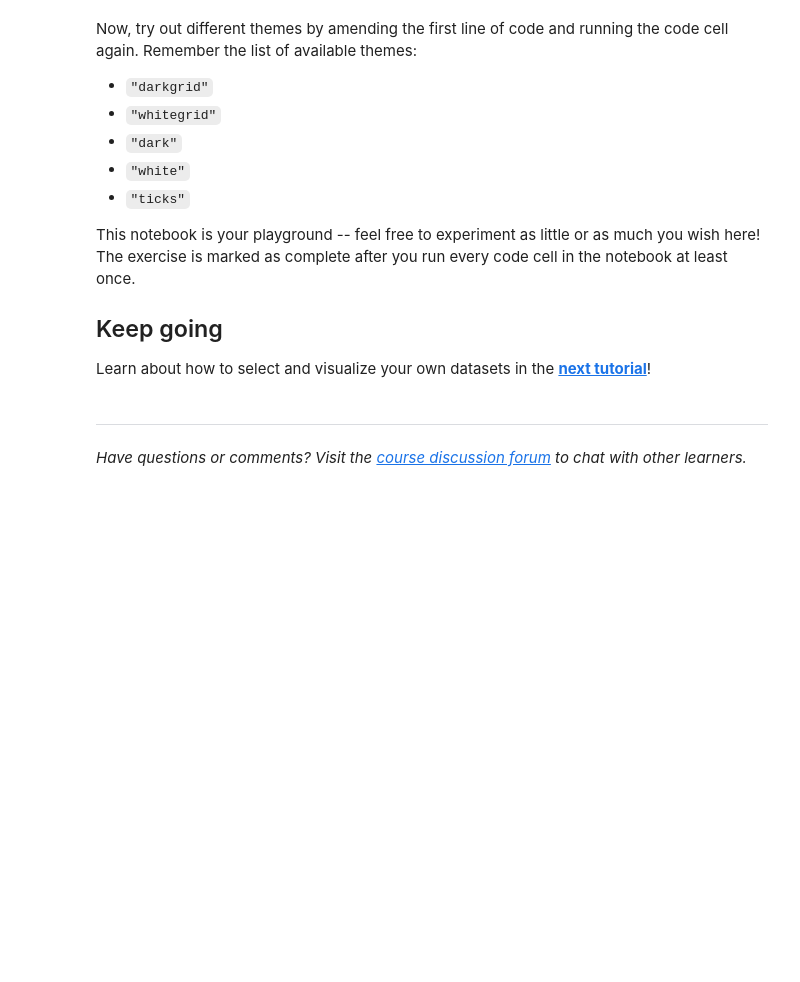
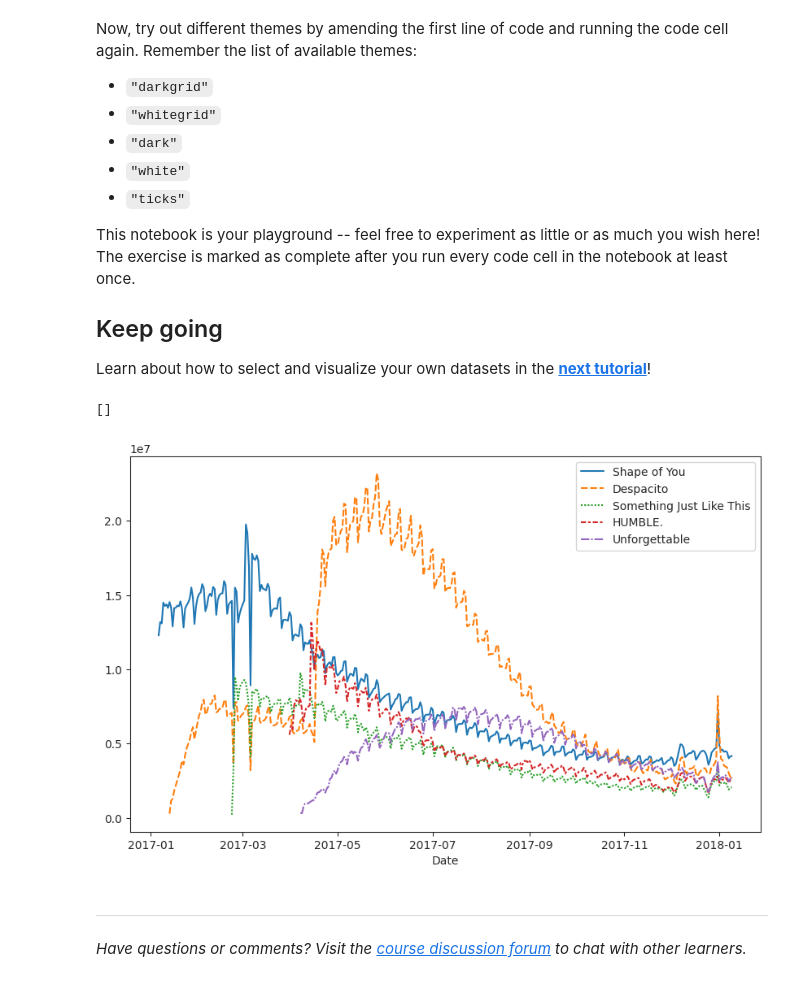
Before and after one commit to its-relative/Distributions-Kaggle, a Jupyter notebook: exercise-choosing-plot-types-and-custom-styles.ipynb, the cells around one changed output. Drawn from its saved outputs; the diff is of its cells as text; code cells hidden in the pictures; blank space fills up the shorter version.

Commit message:
Kaggle Notebook | Exercise: Choosing Plot Types and Custom Styles | BTC

```diff
--- a/exercise-choosing-plot-types-and-custom-styles.ipynb
+++ b/exercise-choosing-plot-types-and-custom-styles.ipynb
@@ -69,6 +69,16 @@ This notebook is your playground -- feel free to experiment as little or as much
 ## Keep going
 
 Learn about how to select and visualize your own datasets in the **[next tutorial](https://www.kaggle.com/alexisbcook/final-project)**!
+# %%
+df = spotify_data.copy()
+# %%
+sns.set_style("ticks")
+plt.figure(figsize = (10,6))
+sns.lineplot(df)
+plt.plot()
+# %% [output]
+[]
+[figure, added]
 # %% [markdown]
 ---
 
```
